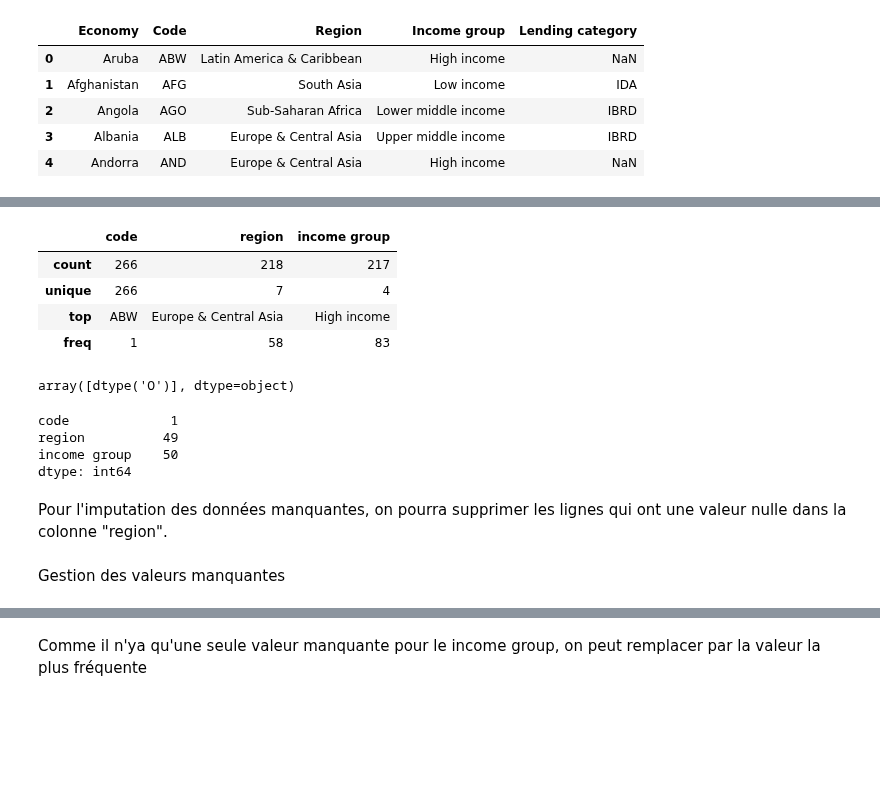
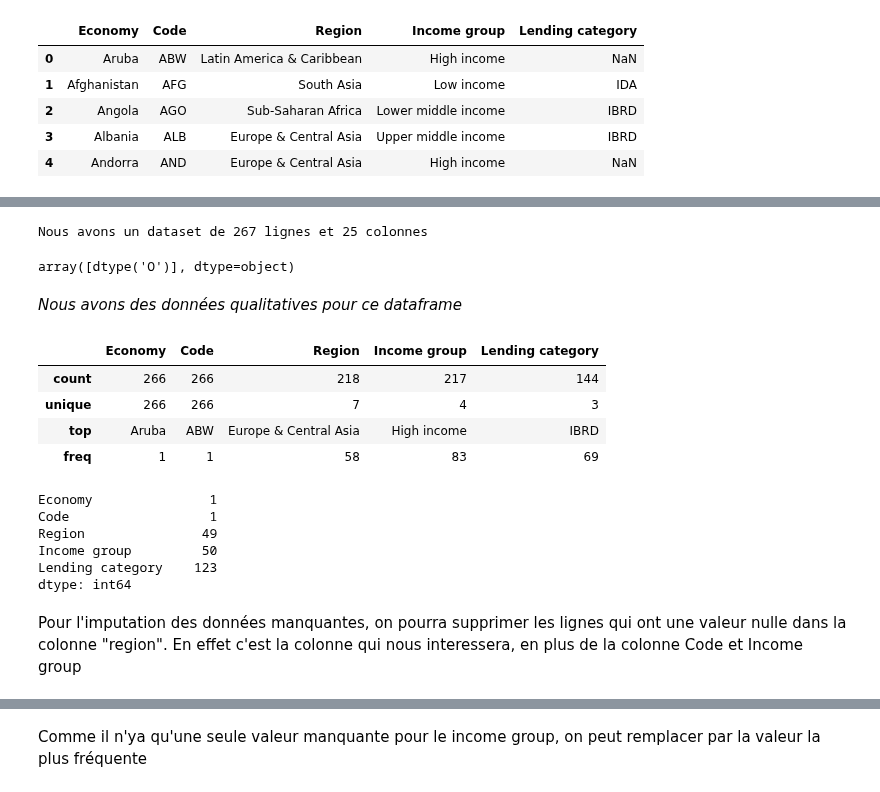
Before and after one commit to Aida73/Data-Engineering-Project, a Jupyter notebook: data_profiling.ipynb, the cells around one changed output, grey strips where cells are left out. Cells and saved outputs as stored; diff of their text form; code cells hidden in the pictures; blank space fills up the shorter version.

```diff
--- a/data_profiling.ipynb
+++ b/data_profiling.ipynb
@@ -320,4 +279,0 @@ Les colonnes qui nous interesse dans cette base de données sont: le code, la r
-# %%
-df_CLASS = df_CLASS[['Code','Region','Income group']]
-# %%
-df_CLASS.columns = df_CLASS.columns.str.lower()
@@ -334,23 +280,30 @@ df_CLASS.shape
-# %%
-df_CLASS.describe(include="all")
-# %% [output]
-|  | code | region | income group |
-| count | 266 | 218 | 217 |
-| unique | 266 | 7 | 4 |
-| top | ABW | Europe & Central Asia | High income |
-| freq | 1 | 58 | 83 |
+# %%
+print(f"Nous avons un dataset de {df_CLASS.shape[0]} lignes et {df_indicators.shape[1]} colonnes")
+# %% [output]
+Nous avons un dataset de 267 lignes et 25 colonnes
 # %%
 df_CLASS.dtypes.unique()
 # %% [output]
 array([dtype('O')], dtype=object)
-# %%
-df_CLASS.isna().sum()
-# %% [output]
-code             1
-region          49
-income group    50
-dtype: int64
+# %% [markdown]
+*Nous avons des données qualitatives pour ce dataframe*
+# %%
+df_CLASS.describe()
+# %% [output]
+|  | Economy | Code | Region | Income group | Lending category |
+| count | 266 | 266 | 218 | 217 | 144 |
+| unique | 266 | 266 | 7 | 4 | 3 |
+| top | Aruba | ABW | Europe & Central Asia | High income | IBRD |
+| freq | 1 | 1 | 58 | 83 | 69 |
+# %%
+# verifions les valeurs manquantes
+df_CLASS.isna().sum()
+# %% [output]
+Economy               1
+Code                  1
+Region               49
+Income group         50
+Lending category    123
+dtype: int64
 # %% [markdown]
-Pour l'imputation des données manquantes, on pourra supprimer les lignes qui ont une valeur nulle dans la colonne "region".
+Pour l'imputation des données manquantes, on pourra supprimer les lignes qui ont une valeur nulle dans la colonne "region". En effet c'est la colonne qui nous interessera, en plus de la colonne Code et Income group
-# %% [markdown]
-Gestion des valeurs manquantes
```
Also changed, not shown: parts of 101 cells of this notebook, 2 other files.
